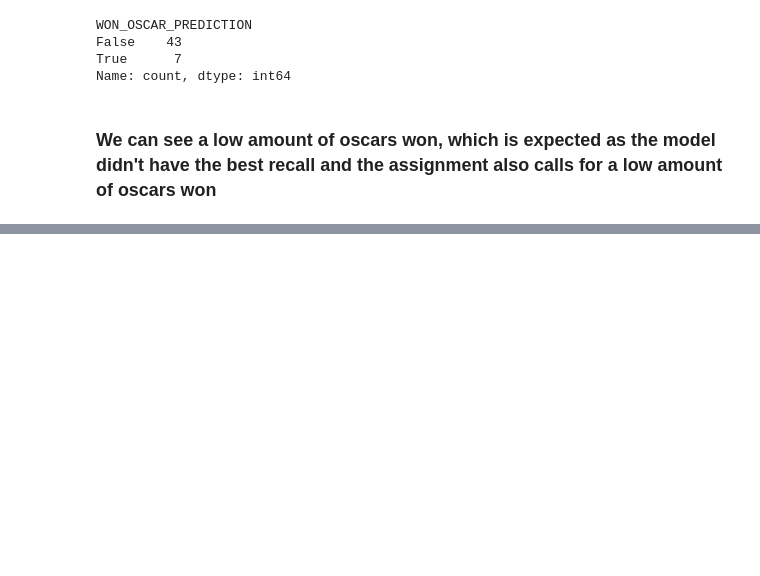
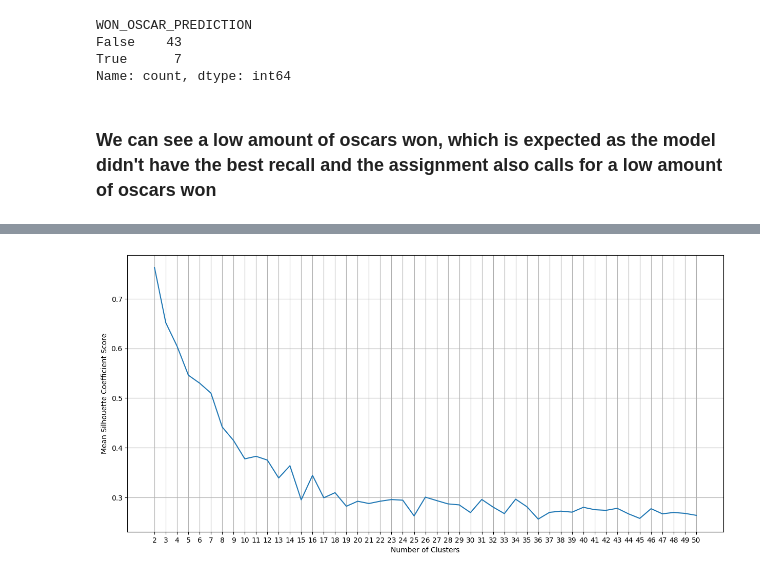
Before and after one commit to NikosGour/Data-Mining-Assignment, a Jupyter notebook: report.ipynb, the cells around one changed output, grey strips where cells are left out. Cells and saved outputs as stored; diff of their text form; code cells hidden in the pictures; blank space fills up the shorter version.

Commit message:
Clustering piece of shit doesnt want to work

```diff
--- a/report.ipynb
+++ b/report.ipynb
@@ -1723,0 +1735,16 @@ anon_initial_df.to_excel("data/model_results.xlsx")
+# %%
+from sklearn.metrics import silhouette_score
+from sklearn.cluster import KMeans
+
+n_cluster = range(2,51)
+kmeans =[KMeans(n_clusters=i).fit_predict(df) for i in n_cluster]
+scores = [silhouette_score(df,kmeans[i]) for i in range(len(kmeans))]
+
+plt.figure(1,(15,7))
+plt.plot(list(n_cluster),scores)
+plt.xlabel("Number of Clusters")
+plt.ylabel("Mean Silhouette Coefficient Score")
+plt.grid(True)
+_ = plt.xticks(n_cluster)
+# %% [output]
+[figure, added]
```
Also changed, not shown: parts of 6 cells of this notebook.
